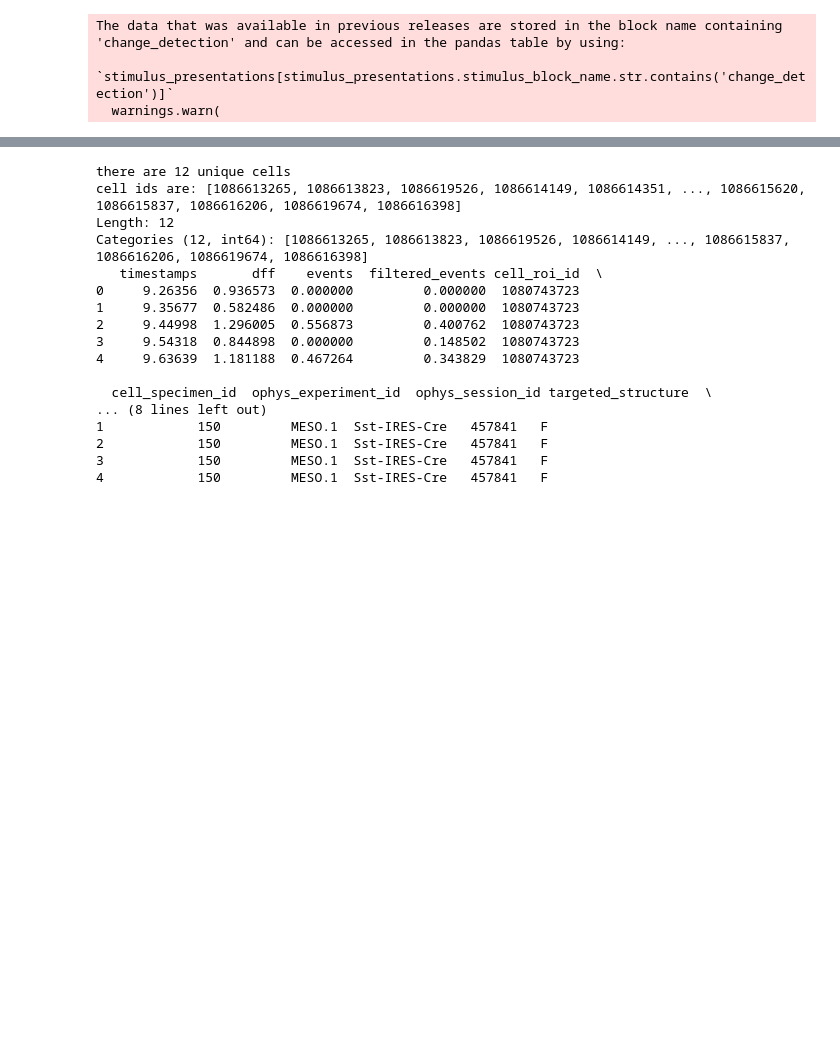
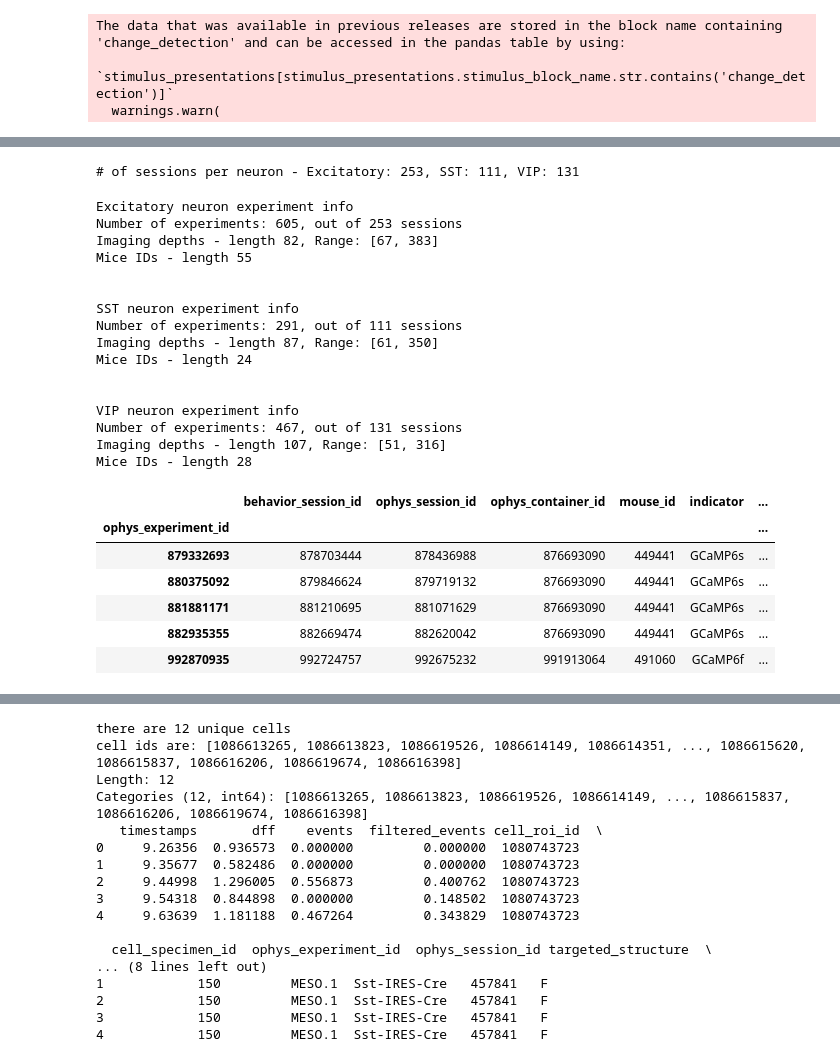
Before and after one commit to michealrm/nma_project_vip_sst, a Jupyter notebook: NMA_Project_Inhibition_in_Visual_Novelty_(Allen_Institute_Dataset).ipynb, the cells around one changed output, grey strips where cells are left out. Cells and saved outputs as stored; diff of their text form; code cells hidden in the pictures; blank space fills up the shorter version.

```diff
--- a/NMA_Project_Inhibition_in_Visual_Novelty_(Allen_Institute_Dataset).ipynb
+++ b/NMA_Project_Inhibition_in_Visual_Novelty_(Allen_Institute_Dataset).ipynb
@@ -183,6 +195,55 @@ def plot_avg_dff(avg_dff: pd.DataFrame, cell_ids: list):
   plt.ylabel('Average dF/F')
   plt.title('Average dF/F Over Time')
   plt.legend()
+# %%
+# ['Sst-IRES-Cre' 'Vip-IRES-Cre' 'Slc17a7-IRES2-Cre']
+e_session_ids = session_table.query('cre_line == "Slc17a7-IRES2-Cre"').index.tolist()
+sst_session_ids = session_table.query('cre_line == "Sst-IRES-Cre"').index.tolist()
+vip_session_ids = session_table.query('cre_line == "Vip-IRES-Cre"').index.tolist()
+
+print("# of sessions per neuron - Excitatory: %d, SST: %d, VIP: %d" % (len(e_session_ids), len(sst_session_ids), len(vip_session_ids)))
+# %% [output]
+# of sessions per neuron - Excitatory: 253, SST: 111, VIP: 131
+# %%
+e_experiments = experiment_table[experiment_table["ophys_session_id"].isin(e_session_ids)]
+sst_experiments = experiment_table[experiment_table["ophys_session_id"].isin(sst_session_ids)]
+vip_experiments = experiment_table[experiment_table["ophys_session_id"].isin(vip_session_ids)]
+
+for name, expr_table in (('Excitatory', e_experiments), ('SST', sst_experiments), ('VIP', vip_experiments)):
+    print('%s neuron experiment info' % name)
+    imaging_depths = np.sort(expr_table['imaging_depth'].unique())
+    mice = np.sort(expr_table['mouse_id'].unique())
+    sessions = expr_table['ophys_session_id'].unique()
+    print("Number of experiments: %d, out of %d sessions" % (len(expr_table), len(sessions)))
+    print("Imaging depths - length %d, Range: [%d, %d]" % (imaging_depths.size, imaging_depths[0], imaging_depths[-1]))
+    print("Mice IDs - length %d" % (mice.size))
+    print("\n")
+
+e_experiments.head()
+# %% [output]
+Excitatory neuron experiment info
+Number of experiments: 605, out of 253 sessions
+Imaging depths - length 82, Range: [67, 383]
+Mice IDs - length 55
+
+
+SST neuron experiment info
+Number of experiments: 291, out of 111 sessions
+Imaging depths - length 87, Range: [61, 350]
+Mice IDs - length 24
+
+
+VIP neuron experiment info
+Number of experiments: 467, out of 131 sessions
+Imaging depths - length 107, Range: [51, 316]
+Mice IDs - length 28
+|  | behavior_session_id | ophys_session_id | ophys_container_id | mouse_id | indicator | ... |
+| ophys_experiment_id |  |  |  |  |  | ... |
+| 879332693 | 878703444 | 878436988 | 876693090 | 449441 | GCaMP6s | ... |
+| 880375092 | 879846624 | 879719132 | 876693090 | 449441 | GCaMP6s | ... |
+| 881881171 | 881210695 | 881071629 | 876693090 | 449441 | GCaMP6s | ... |
+| 882935355 | 882669474 | 882620042 | 876693090 | 449441 | GCaMP6s | ... |
+| 992870935 | 992724757 | 992675232 | 991913064 | 491060 | GCaMP6f | ... |
 # %%
 exp = get_experiments([951980471])
 neural_data = get_neural_data(exp)
```
Also changed, not shown: parts of 8 cells of this notebook.
